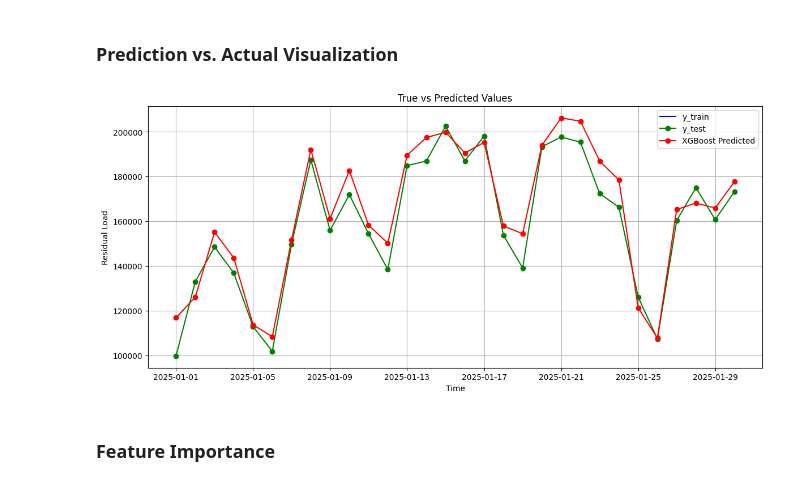
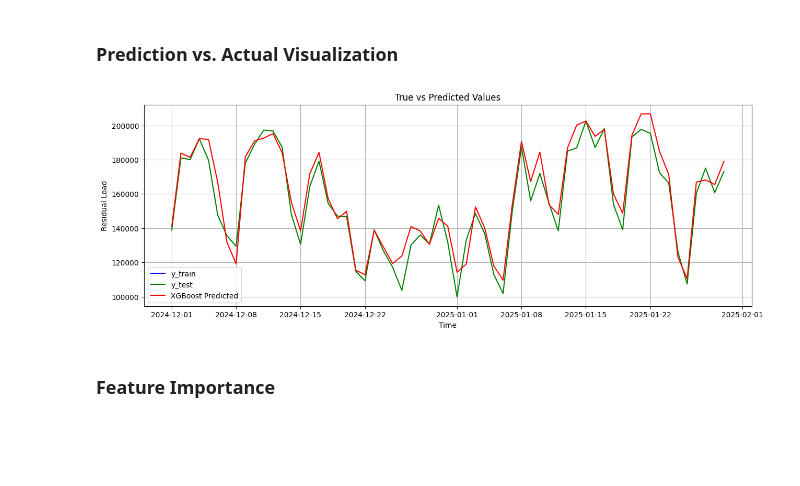
Before and after one commit to yhfrds/techlabs-ds-battery-project, a Jupyter notebook: src/dataset_transformation.ipynb, the cells around one changed output. Drawn from its saved outputs; the diff is of its cells as text; code cells hidden in the pictures; blank space fills up the shorter version.

```diff
--- a/src/dataset_transformation.ipynb
+++ b/src/dataset_transformation.ipynb
@@ -16,7 +16,7 @@ df = pd.read_csv('../data/DATASET_final_untransformed_uncleaned.csv', sep=";")
 df["Date"] = pd.to_datetime(df["Date"])
 
 # Keep only the data from June 1, 2018, onwards, as the global radiation dataset starts from this date (reported by Celine)
-df = df[df["Date"] >= '2018-06-01']
+df = df[df["Date"] >= '2018-06-18']
 
 # Set 'Date' as the index for time-based operations
 df.set_index("Date", inplace=True)
@@ -150,8 +208,16 @@ df_transformed['year'] = df_transformed.index.year
 df_transformed['month'] = df_transformed.index.month
 df_transformed['day'] = df_transformed.index.day
 
-# Create a new column to indicate if the day is a weekend (1 for weekend, 0 for weekday)
-df_transformed['weekend'] = df_transformed.index.weekday >= 5  # 5 for Saturday, 6 for Sunday
+def check_holiday(date):
+    if (date.month == 12 and date.day == 24):  # Weihnachten (Christmas Eve)
+        return 'Weihnachten'
+    elif (date.month == 12 and date.day == 31):  # Silvester (New Year's Eve)
+        return 'Silvester'
+    else:
+        return 'No_Holiday'
+
+df_transformed['holiday'] = df_transformed.index.to_series().apply(check_holiday)
+df_transformed['holiday'] = df_transformed['holiday'].astype("category")
 
 # Removing Dew_Point_Temperature and Vapor_Pressure because of high correlation with air temperature and air temperature correlate more with the residual load
 df_transformed = df_transformed.drop(["Dew_Point_Temperature", "Vapor_Pressure"], axis=1)
@@ -163,8 +229,8 @@ df_transformed['Wind_Direction_rad'] = np.deg2rad(df_transformed['Wind_Direction
 df_transformed['wind_u'] = df_transformed['Wind_Strength'] * np.sin(df_transformed['Wind_Direction_rad'])
 df_transformed['wind_v'] = df_transformed['Wind_Strength'] * np.cos(df_transformed['Wind_Direction_rad'])
 
-# Drop some wind columns that is not needed
-df_transformed = df_transformed.drop(columns=['Wind_Direction_rad', "Wind_Strength", 'Wind_Direction' ], axis=1)
+# Drop some columns that is not needed
+df_transformed = df_transformed.drop(columns=['Wind_Direction_rad', "Wind_Strength", 'Wind_Direction'], axis=1)
 
 # Rename some columns
 rename_dict = {
@@ -173,6 +239,4 @@ rename_dict = {
     'Hydro pumped storage [MWh] Calculated resolutions': 'Hydro_Pumped_Storage'
 }
 df_transformed.rename(columns=rename_dict, inplace=True)
-
-# Drop rows with missing values due to lagging (optional, but important for the model)
-df_transformed.dropna(inplace=True)
+# df_transformed.dropna(inplace=True)
@@ -194,3 +245,7 @@ df_transformed.dropna(inplace=True)
+# %%
+target_map = df_transformed['Residual_Load'].to_dict()
+df_transformed['lag1']= (df_transformed.index - pd.Timedelta(unit='days', value=1)).map(target_map)
+df_transformed.dropna(inplace=True)
 # %% [markdown]
 # Model Training
 # %%
@@ -244,34 +295,34 @@ R² Score: 0.9307
 # %% [markdown]
 ### Prediction vs. Actual Visualization
 # %%
-start_date = '2025-01-01'
+start_date = '2024-12-01'
 end_date = '2025-01-30'
 
 y_train_df = pd.DataFrame(y_train).rename(columns={y_train.name: 'y_train'})
 y_test_df = pd.DataFrame(y_test).rename(columns={y_test.name: 'y_test'})
 xgb_pred_df = pd.DataFrame(xgb_pred, index=y_test.index).rename(columns={0: 'xgb_pred'})
 
 # Merge them all into a single DataFrame
 combined_df = pd.concat([y_train_df, y_test_df, xgb_pred_df], axis=1)
 filtered_df = combined_df.loc[start_date:end_date]
 
 # Plotting the combined DataFrame
-plt.figure(figsize=(14, 6))
+plt.figure(figsize=(15, 5))
 
 plt.plot(filtered_df.index, filtered_df['y_train'], label='y_train', color='blue')
-plt.plot(filtered_df.index, filtered_df['y_test'], label='y_test', color='green', marker='o')
-plt.plot(filtered_df.index, filtered_df['xgb_pred'], label='XGBoost Predicted', color='red', marker="o")
+plt.plot(filtered_df.index, filtered_df['y_test'], label='y_test', color='green')
+plt.plot(filtered_df.index, filtered_df['xgb_pred'], label='XGBoost Predicted', color='red')
 
 
 plt.title('True vs Predicted Values')
 plt.xlabel('Time')
 plt.ylabel('Residual Load')
 plt.grid(True)
 plt.legend()
 
 plt.show()
 # %% [output]
-[figure, old version]
+[figure, new version]
 # %% [markdown]
 ### Feature Importance
 # %%
```
Also changed, not shown: parts of 11 cells of this notebook.
